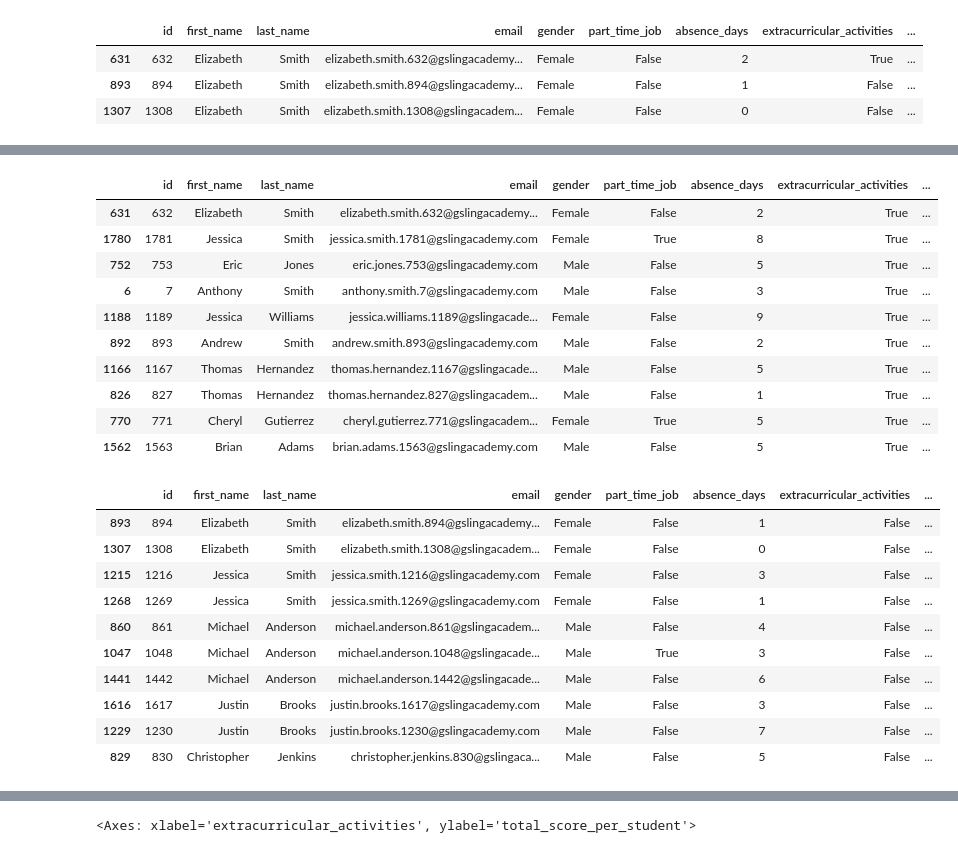
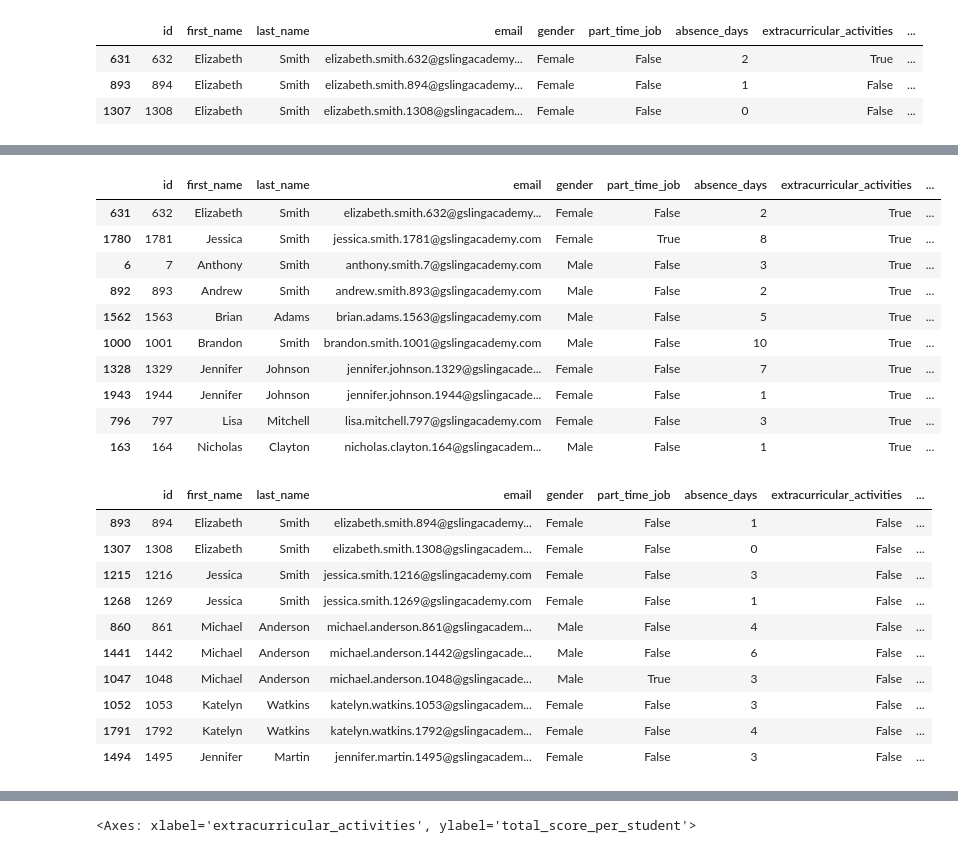
Before and after one commit to Data-Epic/data-wrangling-ogechukwu-okoli, a Jupyter notebook: task-3/Students-performance-Ogechukwu-Okoli.ipynb, the cells around one changed output, grey strips where cells are left out. Cells and saved outputs as stored; diff of their text form; code cells hidden in the pictures.

```diff
--- a/task-3/Students-performance-Ogechukwu-Okoli.ipynb
+++ b/task-3/Students-performance-Ogechukwu-Okoli.ipynb
@@ -491,19 +551,22 @@ df.loc[(df["total_score_per_student"] == df["total_score_per_student"].max())]
 # %%
-df.loc[(df["extracurricular_activities"]==True) & (df["total_score_per_student"].max())].sort_values(by="total_score_per_student", ascending=False).head(10)
+#using.loc to find students where extracurricular_activity is false and sorting according to total score
+df.loc[(df["total_score_per_student"]) & (df["extracurricular_activities"]==True)].sort_values(by="total_score_per_student",ascending=False).head(10)
 # %% [output]
 |  | id | first_name | last_name | email | gender | part_time_job | absence_days | extracurricular_activities | ... |
 | 631 | 632 | Elizabeth | Smith | elizabeth.smith.632@gslingacademy... | Female | False | 2 | True | ... |
 | 1780 | 1781 | Jessica | Smith | jessica.smith.1781@gslingacademy.com | Female | True | 8 | True | ... |
-| 752 | 753 | Eric | Jones | eric.jones.753@gslingacademy.com | Male | False | 5 | True | ... |
 | 6 | 7 | Anthony | Smith | anthony.smith.7@gslingacademy.com | Male | False | 3 | True | ... |
-| 1188 | 1189 | Jessica | Williams | jessica.williams.1189@gslingacade... | Female | False | 9 | True | ... |
 | 892 | 893 | Andrew | Smith | andrew.smith.893@gslingacademy.com | Male | False | 2 | True | ... |
-| 1166 | 1167 | Thomas | Hernandez | thomas.hernandez.1167@gslingacade... | Male | False | 5 | True | ... |
-| 826 | 827 | Thomas | Hernandez | thomas.hernandez.827@gslingacadem... | Male | False | 1 | True | ... |
-| 770 | 771 | Cheryl | Gutierrez | cheryl.gutierrez.771@gslingacadem... | Female | True | 5 | True | ... |
 | 1562 | 1563 | Brian | Adams | brian.adams.1563@gslingacademy.com | Male | False | 5 | True | ... |
+| 1000 | 1001 | Brandon | Smith | brandon.smith.1001@gslingacademy.com | Male | False | 10 | True | ... |
+| 1328 | 1329 | Jennifer | Johnson | jennifer.johnson.1329@gslingacade... | Female | False | 7 | True | ... |
+| 1943 | 1944 | Jennifer | Johnson | jennifer.johnson.1944@gslingacade... | Female | False | 1 | True | ... |
+| 796 | 797 | Lisa | Mitchell | lisa.mitchell.797@gslingacademy.com | Female | False | 3 | True | ... |
+| 163 | 164 | Nicholas | Clayton | nicholas.clayton.164@gslingacadem... | Male | False | 1 | True | ... |
 # %%
-df.loc[(df["extracurricular_activities"]==False) & (df["total_score_per_student"].max())].sort_values(by="total_score_per_student", ascending=False).head(10)
+
+#using.loc to find students where extracurricular_activity is false and sorting according to total score
+df.loc[(df["total_score_per_student"]) & (df["extracurricular_activities"]==False)].sort_values(by="total_score_per_student",ascending=False).head(10)
 # %% [output]
 |  | id | first_name | last_name | email | gender | part_time_job | absence_days | extracurricular_activities | ... |
 | 893 | 894 | Elizabeth | Smith | elizabeth.smith.894@gslingacademy... | Female | False | 1 | False | ... |
@@ -511,8 +574,8 @@ df.loc[(df["extracurricular_activities"]==False) & (df["total_score_per_student"
 | 1215 | 1216 | Jessica | Smith | jessica.smith.1216@gslingacademy.com | Female | False | 3 | False | ... |
 | 1268 | 1269 | Jessica | Smith | jessica.smith.1269@gslingacademy.com | Female | False | 1 | False | ... |
 | 860 | 861 | Michael | Anderson | michael.anderson.861@gslingacadem... | Male | False | 4 | False | ... |
+| 1441 | 1442 | Michael | Anderson | michael.anderson.1442@gslingacade... | Male | False | 6 | False | ... |
 | 1047 | 1048 | Michael | Anderson | michael.anderson.1048@gslingacade... | Male | True | 3 | False | ... |
-| 1441 | 1442 | Michael | Anderson | michael.anderson.1442@gslingacade... | Male | False | 6 | False | ... |
-| 1616 | 1617 | Justin | Brooks | justin.brooks.1617@gslingacademy.com | Male | False | 3 | False | ... |
-| 1229 | 1230 | Justin | Brooks | justin.brooks.1230@gslingacademy.com | Male | False | 7 | False | ... |
-| 829 | 830 | Christopher | Jenkins | christopher.jenkins.830@gslingaca... | Male | False | 5 | False | ... |
+| 1052 | 1053 | Katelyn | Watkins | katelyn.watkins.1053@gslingacadem... | Female | False | 3 | False | ... |
+| 1791 | 1792 | Katelyn | Watkins | katelyn.watkins.1792@gslingacadem... | Female | False | 4 | False | ... |
+| 1494 | 1495 | Jennifer | Martin | jennifer.martin.1495@gslingacadem... | Female | False | 3 | False | ... |
```
Also changed, not shown: parts of 22 cells of this notebook.
